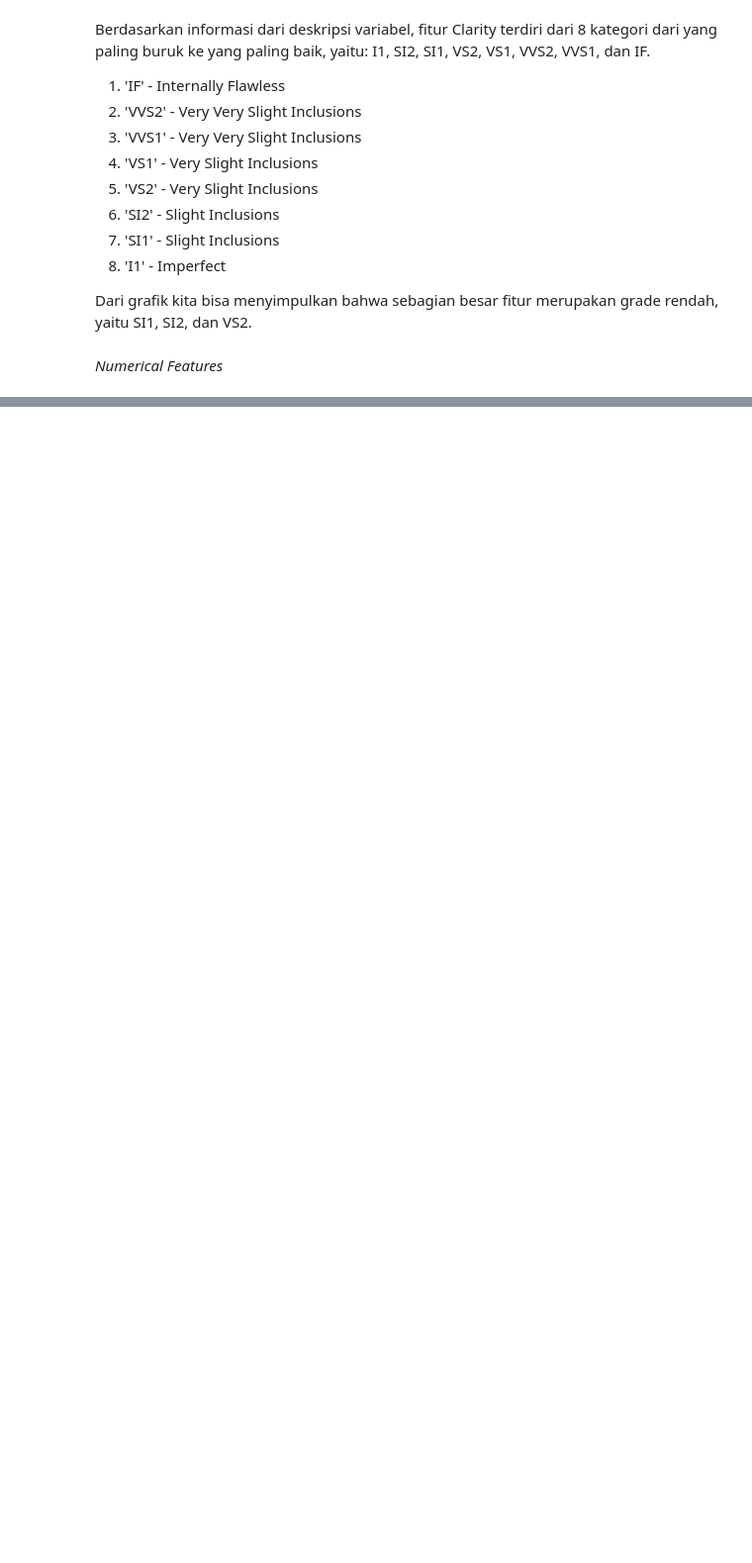
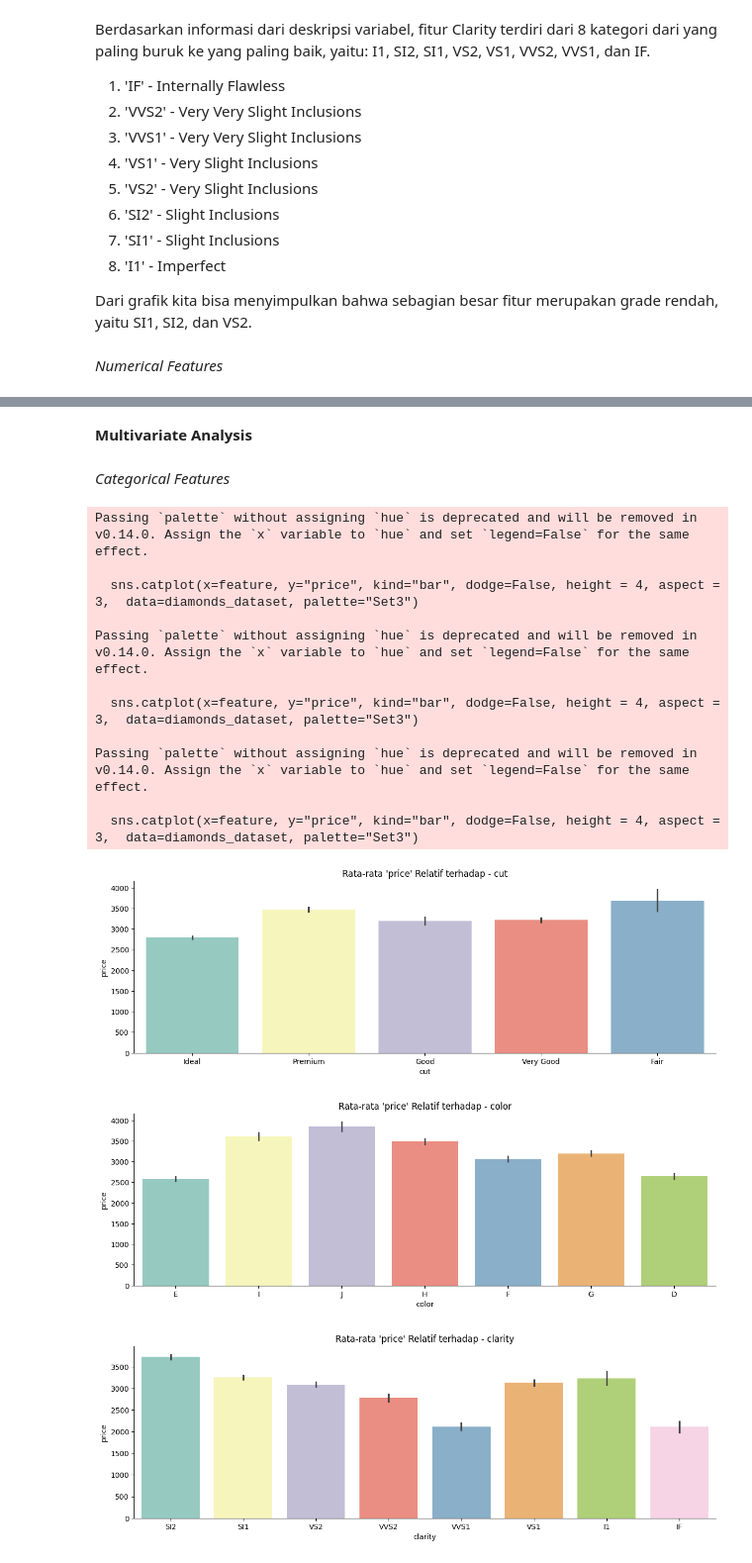
Before and after one commit to miftahfadil/Predictive-Analytics-Diamond-Prices, a Jupyter notebook: exploratory_data_analysis_diamond_prices.ipynb, the cells around one changed output, grey strips where cells are left out. Shown at 99% size. Drawn from its saved outputs; the diff is of its cells as text; code cells hidden in the pictures; blank space fills up the shorter version.

```diff
--- a/exploratory_data_analysis_diamond_prices.ipynb
+++ b/exploratory_data_analysis_diamond_prices.ipynb
@@ -268,0 +282,24 @@ _Numerical Features_
+# %% [markdown]
+__Multivariate Analysis__
+# %% [markdown]
+_Categorical Features_
+# %%
+# Mengecek rata-rata harga terhadap setiap fitur category
+for feature in categorical_features:
+  sns.catplot(x=feature, y="price", kind="bar", dodge=False, height = 4, aspect = 3,  data=diamonds_dataset, palette="Set3")
+  plt.title("Rata-rata 'price' Relatif terhadap - {}".format(feature))
+# %% [output]
+Passing `palette` without assigning `hue` is deprecated and will be removed in v0.14.0. Assign the `x` variable to `hue` and set `legend=False` for the same effect.
+
+  sns.catplot(x=feature, y="price", kind="bar", dodge=False, height = 4, aspect = 3,  data=diamonds_dataset, palette="Set3")
+
+Passing `palette` without assigning `hue` is deprecated and will be removed in v0.14.0. Assign the `x` variable to `hue` and set `legend=False` for the same effect.
+
+  sns.catplot(x=feature, y="price", kind="bar", dodge=False, height = 4, aspect = 3,  data=diamonds_dataset, palette="Set3")
+
+Passing `palette` without assigning `hue` is deprecated and will be removed in v0.14.0. Assign the `x` variable to `hue` and set `legend=False` for the same effect.
+
+  sns.catplot(x=feature, y="price", kind="bar", dodge=False, height = 4, aspect = 3,  data=diamonds_dataset, palette="Set3")
+[figure, added]
+[figure, added]
+[figure, added]
```
Also changed, not shown: parts of 11 cells of this notebook, 1 other file.
